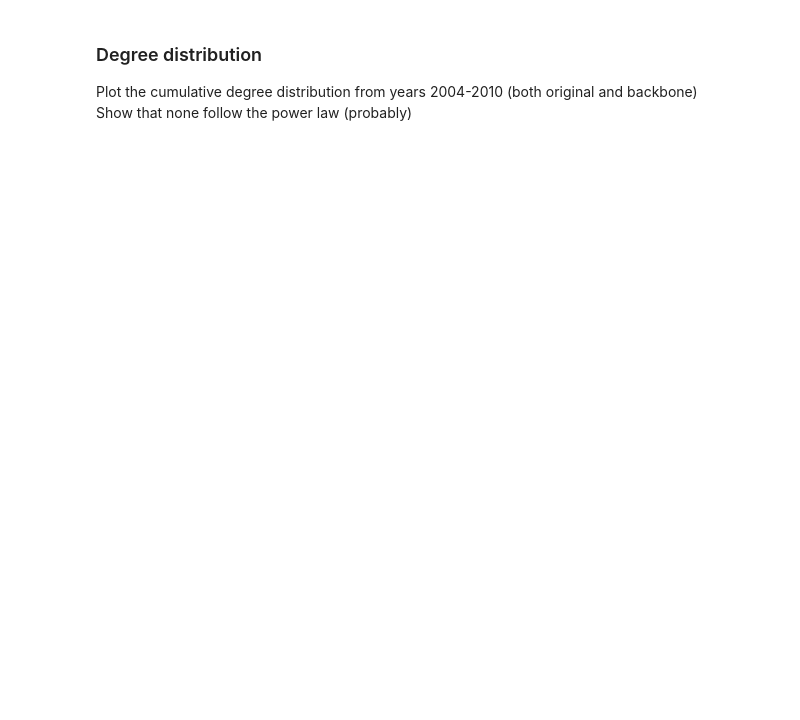
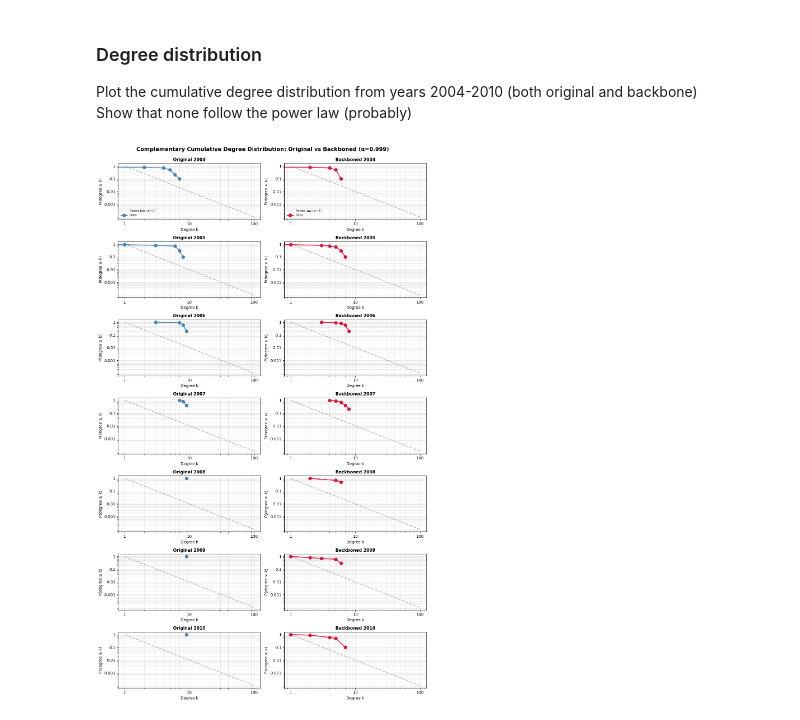
Before and after one commit to jan-cardell/networks_project, a Jupyter notebook: backboning/cartel_proj_bb.ipynb, the cells around one changed output. Drawn from its saved outputs; the diff is of its cells as text; code cells hidden in the pictures; blank space fills up the shorter version.

```diff
--- a/backboning/cartel_proj_bb.ipynb
+++ b/backboning/cartel_proj_bb.ipynb
@@ -68,0 +73,13 @@ df_edges_evol
+# %%
+# Check for isolated nodes
+for year in range(1990, 2011):
+    isolated_orig = list(nx.isolates(G_original[year]))
+    isolated_bb = list(nx.isolates(G_backboned[year]))
+    new_isolated = set(isolated_bb) - set(isolated_orig)
+
+    conn_comp_og = nx.number_connected_components(G_original[year])
+    conn_comp_bb = nx.number_connected_components(G_backboned[year])
+
+    print(f"{year}: {conn_comp_og} in the original network, {conn_comp_bb} in the backboned network")
+    if new_isolated:
+        print(f"\t Nodes {new_isolated} became isolated")
@@ -192,4 +226,74 @@ For completeness, we will mainly work with timed data for completeness, and comp
 Plot the cumulative degree distribution from years 2004-2010 (both original and backbone)
 Show that none follow the power law (probably)
 # %%
-# gerate a 7 x 2 plot comparing original vs backboned networks for 2004-2010
+# Create 7x2 plot comparing complementary cumulative degree distributions (optimized)
+import numpy as np
+
+years_to_plot = list(range(2004, 2011))
+fig, axes = plt.subplots(7, 2, figsize=(12, 20))
+
+# Create reference power law: P(k) = k^(-alpha)
+k_ref = np.linspace(1, 100, 100)
+power_law_alpha = 2
+power_law_ref = k_ref**(-power_law_alpha)  # Power law with exponent -1
+
+for i, year in enumerate(years_to_plot):
+    # Original network CCDF (left column)
+    ax_orig = axes[i, 0]
+    degrees_orig = np.array(list(dict(G_original[year].degree()).values()))
+    total_nodes = G_original[year].number_of_nodes()
+
+    # Get unique degrees and counts, then compute CCDF efficiently
+    unique_degrees, counts = np.unique(degrees_orig, return_counts=True)
+    ccdf_orig = np.cumsum(counts[::-1])[::-1] / total_nodes  # reverse cumsum for CCDF
+
+    # Plot reference power law first (behind data)
+    ax_orig.loglog(k_ref, power_law_ref, '--', color='gray', linewidth=2, alpha=0.5, label=f'Power law (α={power_law_alpha})')
+
+    if len(unique_degrees) > 0:
+        ax_orig.loglog(unique_degrees, ccdf_orig, 'o-', color='steelblue', markersize=8, linewidth=2, label='Data')
+
+    ax_orig.set_xlabel('Degree k', fontsize=10)
+    ax_orig.set_ylabel('P(degree ≥ k)', fontsize=10)
+    ax_orig.set_title(f'Original {year}', fontsize=11, fontweight='bold')
+    ax_orig.grid(True, alpha=0.3, which='both')
+    ax_orig.set_xticks([1, 10, 100])
+    ax_orig.set_yticks([0.001, 0.01, 0.1, 1])
+    ax_orig.set_xticklabels(['1', '10', '100'])
+    ax_orig.set_yticklabels(['0.001', '0.01', '0.1', '1'])
+    if i == 0:  # Only show legend on first plot
+        ax_orig.legend(fontsize=8, loc='lower left')
+
+    # Backboned network CCDF (right column)
+    ax_bb = axes[i, 1]
+    degrees_bb = np.array(list(dict(G_backboned[year].degree()).values()))
+    total_nodes_bb = G_backboned[year].number_of_nodes()
+
+    # Get unique degrees and counts, then compute CCDF efficiently
+    unique_degrees_bb, counts_bb = np.unique(degrees_bb, return_counts=True)
+    ccdf_bb = np.cumsum(counts_bb[::-1])[::-1] / total_nodes_bb  # reverse cumsum for CCDF
+
+    # Plot reference power law first (behind data)
+    ax_bb.loglog(k_ref, power_law_ref, '--', color='gray', linewidth=2, alpha=0.5, label=f'Power law (α={power_law_alpha})')
+
+    if len(unique_degrees_bb) > 0:
+        ax_bb.loglog(unique_degrees_bb, ccdf_bb, 'o-', color='crimson', markersize=8, linewidth=2, label='Data')
+
+    ax_bb.set_xlabel('Degree k', fontsize=10)
+    ax_bb.set_ylabel('P(degree ≥ k)', fontsize=10)
+    ax_bb.set_title(f'Backboned {year}', fontsize=11, fontweight='bold')
+    ax_bb.grid(True, alpha=0.3, which='both')
+    ax_bb.set_xticks([1, 10, 100])
+    ax_bb.set_yticks([0.001, 0.01, 0.1, 1])
+    ax_bb.set_xticklabels(['1', '10', '100'])
+    ax_bb.set_yticklabels(['0.001', '0.01', '0.1', '1'])
+    if i == 0:  # Only show legend on first plot
+        ax_bb.legend(fontsize=8, loc='lower left')
+
+plt.suptitle(f'Complementary Cumulative Degree Distribution: Original vs Backboned (α={alpha_value})',
+             fontsize=14, fontweight='bold', y=0.995)
+plt.tight_layout()
+plt.savefig('../presentation/ccdf_comparison.png', dpi=300, bbox_inches='tight')
+plt.show()
+# %% [output]
+[figure, added]
```
Also changed, not shown: parts of 31 cells of this notebook, 5 other files.
